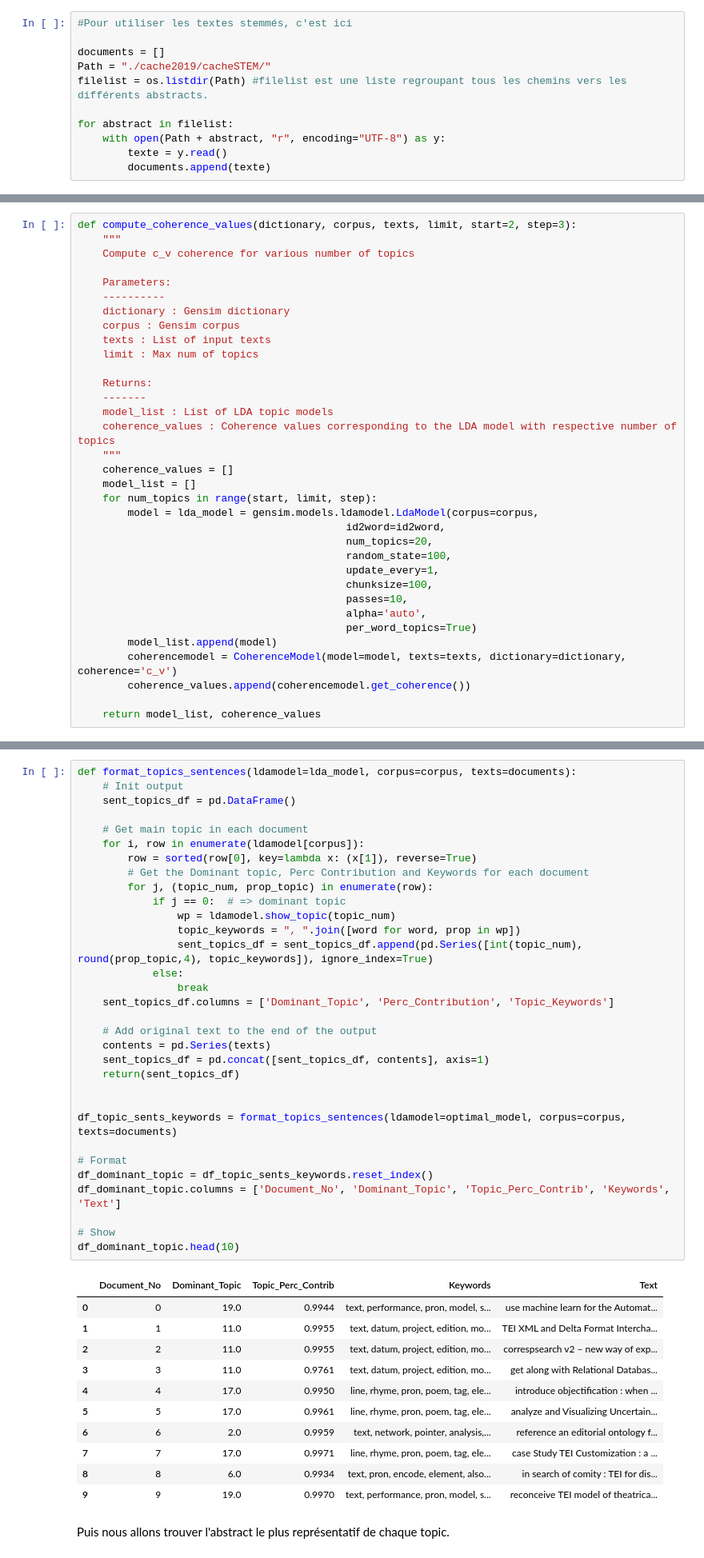
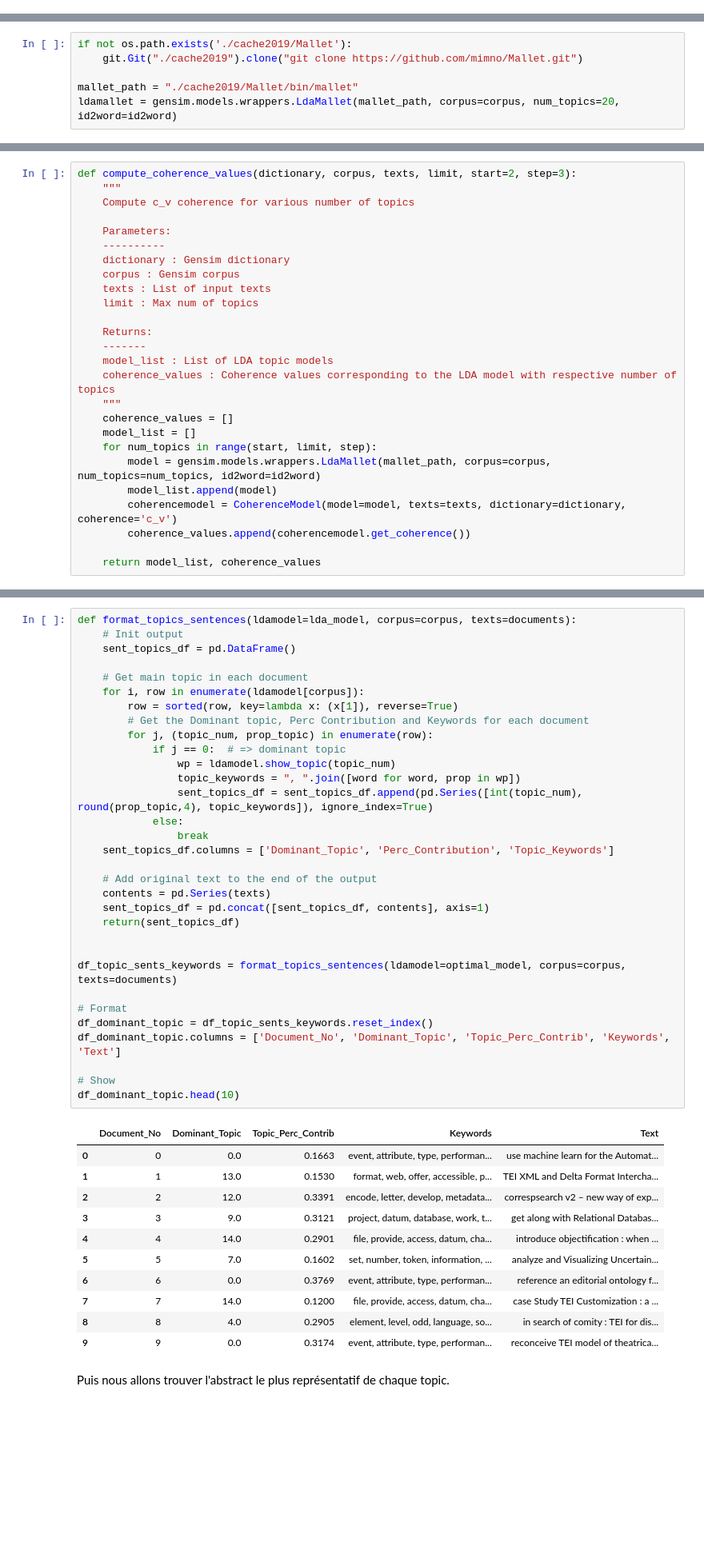
Before and after one commit to Chartes-TNAH/Devoir_Python, a Jupyter notebook: 2019/Step_5_Topic_Modeling.ipynb, the cells around one changed output, grey strips where cells are left out. Shown at 80% size. Cells and saved outputs as stored; diff of their text form; blank space fills up the shorter version.

```diff
--- a/2019/Step_5_Topic_Modeling.ipynb
+++ b/2019/Step_5_Topic_Modeling.ipynb
@@ -61,17 +67,6 @@ for abstract in filelist:
     with open(Path + abstract, "r", encoding="UTF-8") as y:
         texte = y.read()
         documents.append(texte)
-# %%
-#Pour utiliser les textes stemmés, c'est ici
-
-documents = []
-Path = "./cache2019/cacheSTEM/"
-filelist = os.listdir(Path) #filelist est une liste regroupant tous les chemins vers les différents abstracts.
-
-for abstract in filelist:
-    with open(Path + abstract, "r", encoding="UTF-8") as y:
-        texte = y.read()
-        documents.append(texte)
 # %% [markdown]
 ## Topic modeling partie 1 : définir des topic ##
 
@@ -277,0 +275,6 @@ CalledProcessError: Command './cache2019/mallet-2.0.8/bin import-file --preserve
+# %%
+if not os.path.exists('./cache2019/Mallet'):
+    git.Git("./cache2019").clone("git clone https://github.com/mimno/Mallet.git")
+
+mallet_path = "./cache2019/Mallet/bin/mallet"
+ldamallet = gensim.models.wrappers.LdaMallet(mallet_path, corpus=corpus, num_topics=20, id2word=id2word)
@@ -299,15 +343,7 @@ def compute_coherence_values(dictionary, corpus, texts, limit, start=2, step=3):
     coherence_values = []
     model_list = []
     for num_topics in range(start, limit, step):
-        model = lda_model = gensim.models.ldamodel.LdaModel(corpus=corpus,
-                                           id2word=id2word,
-                                           num_topics=20,
-                                           random_state=100,
-                                           update_every=1,
-                                           chunksize=100,
-                                           passes=10,
-                                           alpha='auto',
-                                           per_word_topics=True)
+        model = gensim.models.wrappers.LdaMallet(mallet_path, corpus=corpus, num_topics=num_topics, id2word=id2word)
         model_list.append(model)
         coherencemodel = CoherenceModel(model=model, texts=texts, dictionary=dictionary, coherence='c_v')
         coherence_values.append(coherencemodel.get_coherence())
@@ -378,44 +418,44 @@ def format_topics_sentences(ldamodel=lda_model, corpus=corpus, texts=documents):
     sent_topics_df = pd.DataFrame()
 
     # Get main topic in each document
     for i, row in enumerate(ldamodel[corpus]):
-        row = sorted(row[0], key=lambda x: (x[1]), reverse=True)
+        row = sorted(row, key=lambda x: (x[1]), reverse=True)
         # Get the Dominant topic, Perc Contribution and Keywords for each document
         for j, (topic_num, prop_topic) in enumerate(row):
             if j == 0:  # => dominant topic
                 wp = ldamodel.show_topic(topic_num)
                 topic_keywords = ", ".join([word for word, prop in wp])
                 sent_topics_df = sent_topics_df.append(pd.Series([int(topic_num), round(prop_topic,4), topic_keywords]), ignore_index=True)
             else:
                 break
     sent_topics_df.columns = ['Dominant_Topic', 'Perc_Contribution', 'Topic_Keywords']
 
     # Add original text to the end of the output
     contents = pd.Series(texts)
     sent_topics_df = pd.concat([sent_topics_df, contents], axis=1)
     return(sent_topics_df)
 
 
 df_topic_sents_keywords = format_topics_sentences(ldamodel=optimal_model, corpus=corpus, texts=documents)
 
 # Format
 df_dominant_topic = df_topic_sents_keywords.reset_index()
 df_dominant_topic.columns = ['Document_No', 'Dominant_Topic', 'Topic_Perc_Contrib', 'Keywords', 'Text']
 
 # Show
 df_dominant_topic.head(10)
 # %% [output]
 |  | Document_No | Dominant_Topic | Topic_Perc_Contrib | Keywords | Text |
-| 0 | 0 | 19.0 | 0.9944 | text, performance, pron, model, s... | use machine learn for the Automat... |
-| 1 | 1 | 11.0 | 0.9955 | text, datum, project, edition, mo... | TEI XML and Delta Format Intercha... |
-| 2 | 2 | 11.0 | 0.9955 | text, datum, project, edition, mo... | correspsearch v2 – new way of exp... |
-| 3 | 3 | 11.0 | 0.9761 | text, datum, project, edition, mo... | get along with Relational Databas... |
-| 4 | 4 | 17.0 | 0.9950 | line, rhyme, pron, poem, tag, ele... | introduce objectification : when ... |
-| 5 | 5 | 17.0 | 0.9961 | line, rhyme, pron, poem, tag, ele... | analyze and Visualizing Uncertain... |
-| 6 | 6 | 2.0 | 0.9959 | text, network, pointer, analysis,... | reference an editorial ontology f... |
-| 7 | 7 | 17.0 | 0.9971 | line, rhyme, pron, poem, tag, ele... | case Study TEI Customization : a ... |
-| 8 | 8 | 6.0 | 0.9934 | text, pron, encode, element, also... | in search of comity : TEI for dis... |
-| 9 | 9 | 19.0 | 0.9970 | text, performance, pron, model, s... | reconceive TEI model of theatrica... |
+| 0 | 0 | 0.0 | 0.1663 | event, attribute, type, performan... | use machine learn for the Automat... |
+| 1 | 1 | 13.0 | 0.1530 | format, web, offer, accessible, p... | TEI XML and Delta Format Intercha... |
+| 2 | 2 | 12.0 | 0.3391 | encode, letter, develop, metadata... | correspsearch v2 – new way of exp... |
+| 3 | 3 | 9.0 | 0.3121 | project, datum, database, work, t... | get along with Relational Databas... |
+| 4 | 4 | 14.0 | 0.2901 | file, provide, access, datum, cha... | introduce objectification : when ... |
+| 5 | 5 | 7.0 | 0.1602 | set, number, token, information, ... | analyze and Visualizing Uncertain... |
+| 6 | 6 | 0.0 | 0.3769 | event, attribute, type, performan... | reference an editorial ontology f... |
+| 7 | 7 | 14.0 | 0.1200 | file, provide, access, datum, cha... | case Study TEI Customization : a ... |
+| 8 | 8 | 4.0 | 0.2905 | element, level, odd, language, so... | in search of comity : TEI for dis... |
+| 9 | 9 | 0.0 | 0.3174 | event, attribute, type, performan... | reconceive TEI model of theatrica... |
 # %% [markdown]
 Puis nous allons trouver l'abstract le plus représentatif de chaque topic.
 # %%
```
Also changed, not shown: parts of 21 cells of this notebook.
